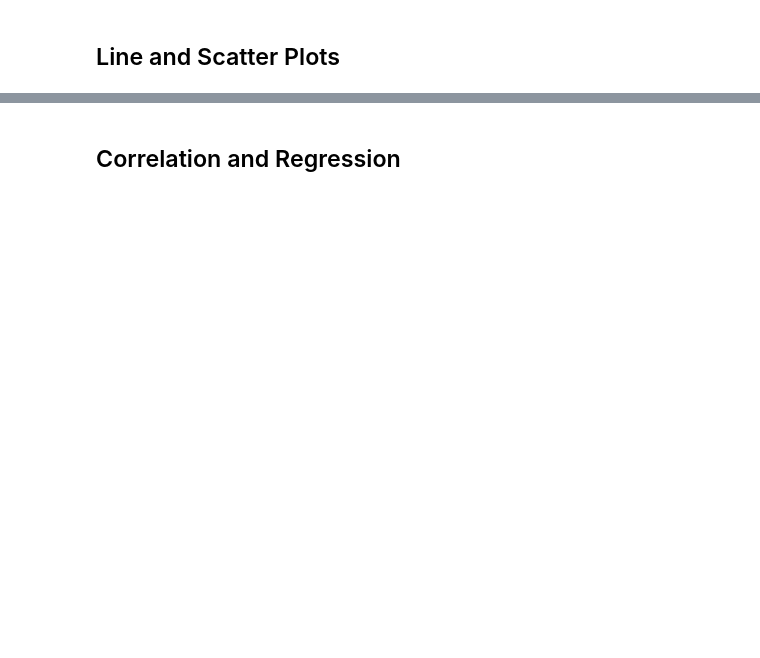
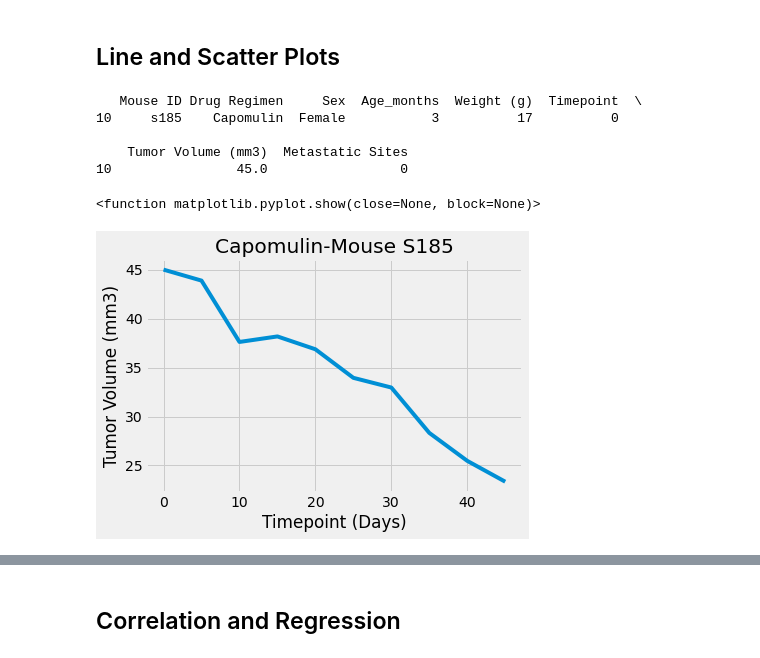
Before and after one commit to CBPher24/MatPlotLib_Challenge, a Jupyter notebook: Pymaceuticals/pymaceuticals_starter.ipynb, the cells around one changed output, grey strips where cells are left out. Drawn from its saved outputs; the diff is of its cells as text; code cells hidden in the pictures; blank space fills up the shorter version.

```diff
--- a/Pymaceuticals/pymaceuticals_starter.ipynb
+++ b/Pymaceuticals/pymaceuticals_starter.ipynb
@@ -298,2 +328,22 @@ Ceftamin Data Set
+# %%
+# Generate a line plot of tumor volume vs. time point for a mouse treated with Capomulin
+capo = lab_stu_df.loc[lab_stu_df['Drug Regimen'] == "Capomulin"]
+print(capo.head(1))
+s185 = lab_stu_df.loc[lab_stu_df['Mouse ID'] == "s185"]
+plt.plot(s185["Timepoint"],s185["Tumor Volume (mm3)"])
+
+plt.xlabel("Timepoint (Days)")
+plt.ylabel("Tumor Volume (mm3)")
+plt.title("Capomulin-Mouse S185")
+
+plt.show
+# %% [output]
+   Mouse ID Drug Regimen     Sex  Age_months  Weight (g)  Timepoint  \
+10     s185    Capomulin  Female           3          17          0
+
+    Tumor Volume (mm3)  Metastatic Sites
+10                45.0                 0
+<function matplotlib.pyplot.show(close=None, block=None)>
+[figure, added]
 # %%
 # Generate a scatter plot of average tumor volume vs. mouse weight for the Capomulin regimen
```
Also changed, not shown: parts of 9 cells of this notebook.
